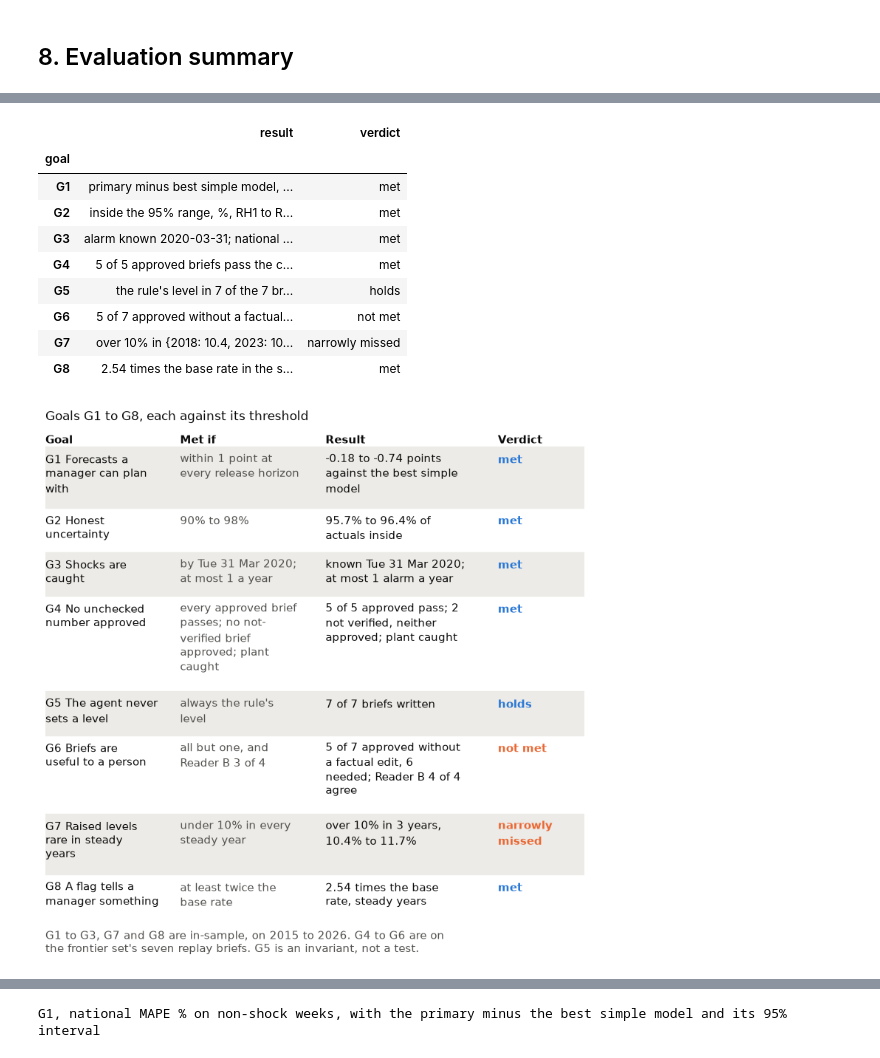
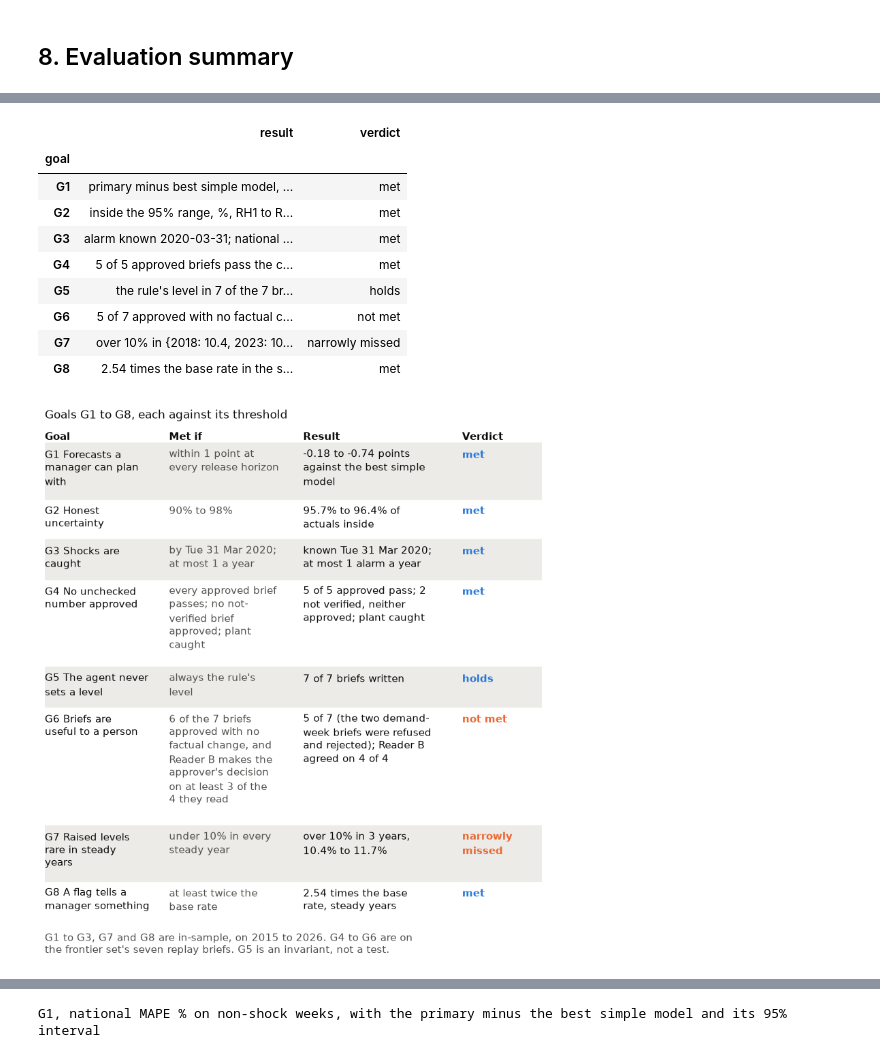
Before and after one commit to PaddyGilliland1/industry-integrated-ai-system-synthesis, a Jupyter notebook: ae_escalation_spot_check.ipynb, the cells around one changed output, grey strips where cells are left out. Saved outputs shown, nothing was run; the diff lists cells and outputs as text; code cells hidden in the pictures.

```diff
--- a/ae_escalation_spot_check.ipynb
+++ b/ae_escalation_spot_check.ipynb
@@ -1399,13 +1398,13 @@ reply in code, after the call, and no retry on either backend went out blind.
 # %%
 def as_shown(text):
-    """A recorded record or note as shown here: the approver by role, not
-    initials, the AI assistant session by that name, and no path to a
-    private review file. The files keep each one as recorded."""
+    """A recorded record or note as shown here: the approver by role, in
+    place of initials or the session the approver worked in, and no path to
+    a private review file. The files keep each one as recorded."""
     for was, now in (
         ("PG ruling", "The approver's ruling"),
         ("PG's", "the approver's"),
         ("By: PG", "By: the approver"),
-        ("the main session", "the AI assistant session"),
+        ("the main session", "the approver"),
     ):
         text = text.replace(was, now)
     start = text.find(" (reviews/")
@@ -1655,19 +1654,23 @@ g6 = ap.g6_verdict(
     queue, built=result.check["total"], reader_b_agreeing=agreeing
 )
 if agreement is None:
-    reader_b = "not yet recorded"
+    reader_b = "pending"
 elif agreement["complete"]:
-    reader_b = f"{agreement['agreeing']} of {len(four)} agree"
+    reader_b = f"agreed on {agreement['agreeing']} of {len(four)}"
 else:
     reader_b = (
-        f"{agreement['agreeing']} of the {agreement['read']} read so far"
+        f"agreed on {agreement['agreeing']} of the {agreement['read']} "
+        "read so far"
     )
+# The briefs G6 does not count, and why, in words from the queue.
+fell_short = ap.g6_short(queue)
 print(
-    f"G6, briefs are useful to a person: "
-    f"{g6['approved_without_factual_edit']} of the {g6['built']} built "
-    "briefs approved by the approver without a factual edit, where all but "
-    f"one, {g6['needed']}, are needed. Reader B's agreement on the four, "
-    f"{', '.join(four)}: {reader_b}. G6 {verdict[g6['met']]}."
+    "G6, briefs are useful to a person: "
+    f"{g6['approved_without_factual_edit']} of the {g6['built']} briefs "
+    f"approved with no factual change, where {g6['needed']} are needed"
+    + (f" ({fell_short})" if fell_short else "")
+    + f". Reader B, on the four briefs the rule picked, {', '.join(four)}: "
+    f"{reader_b}. G6 {verdict[g6['met']]}."
 )
 # %% [output]
 G4, no unchecked number reaches a manager as approved, the frontier set: 5 of 5 approved briefs pass the code check again; 0 of the 2 not verified were approved; the planted figure caught at that figu ...
@@ -2182,7 +2185,7 @@ verdicts = pd.DataFrame(
         (
             "G6",
             f"{g6['approved_without_factual_edit']} of {g6['built']} approved "
-            f"without a factual edit, {g6['needed']} needed; Reader B: "
+            f"with no factual change, {g6['needed']} needed; Reader B "
             f"{reader_b}",
             g6["met"],
         ),
@@ -2210,7 +2213,7 @@ verdicts[["result", "verdict"]]
 | G3 | alarm known 2020-03-31; national ... | met |
 | G4 | 5 of 5 approved briefs pass the c... | met |
 | G5 | the rule's level in 7 of the 7 br... | holds |
-| G6 | 5 of 7 approved without a factual... | not met |
+| G6 | 5 of 7 approved with no factual c... | not met |
 | G7 | over 10% in {2018: 10.4, 2023: 10... | narrowly missed |
 | G8 | 2.54 times the base rate in the s... | met |
 # %%
@@ -2243,9 +2246,9 @@ short = {
     f"pass; {g4['not_verified']} not verified, {nobody} approved; plant "
     f"{'caught' if g4['planted_caught'] else 'not caught'}",
     "G5": f"{g5['level_is_rules']} of {g5['briefs']} briefs written",
-    "G6": f"{g6['approved_without_factual_edit']} of {g6['built']} approved "
-    f"without a factual edit, {g6['needed']} needed; Reader B "
-    f"{'pending' if agreement is None else reader_b}",
+    "G6": f"{g6['approved_without_factual_edit']} of {g6['built']}"
+    + (f" ({fell_short})" if fell_short else "")
+    + f"; Reader B {reader_b}",
     "G7": f"over 10% in {len(over)} years, {min(over.values()):.1f}% to "
     f"{max(over.values()):.1f}%",
     "G8": f"{steady['ratio'][0]:.2f} times the base rate, steady years",
@@ -2257,7 +2260,9 @@ threshold = {
     "G4": "every approved brief passes; no not-verified brief approved; "
     "plant caught",
     "G5": "always the rule's level",
-    "G6": "all but one, and Reader B 3 of 4",
+    "G6": f"{g6['needed']} of the {g6['built']} briefs approved with no "
+    "factual change, and Reader B makes the approver's decision on at "
+    f"least {ap.READER_B_AGREES} of the {len(four)} they read",
     "G7": "under 10% in every steady year",
     "G8": "at least twice the base rate",
 }
@@ -2304,34 +2309,34 @@ for n, (cells, height) in enumerate(zip(wrapped, heights)):
             colour = BLUE if rows[n][k] in good else ORANGE
         ax.text(
             x,
             y,
             "\n".join(cell),
             va="top",
             color=colour,
             weight="bold" if is_verdict else "normal",
             linespacing=1.3,
             fontsize=11,
         )
     y += height * line + 0.6
 ax.set_title(
     "Goals G1 to G8, each against its threshold",
     loc="left",
     color=INK,
     fontsize=12.5,
 )
 fig.text(
     0.02,
     0.02,
     "G1 to G3, G7 and G8 are in-sample, on 2015 to 2026. G4 to G6 are on\n"
     "the frontier set's seven replay briefs. G5 is an invariant, not a test.",
     color=MUTED,
     fontsize=10.5,
     va="top",
 )
 fig.savefig(FIGURES / "fig5_goals_scorecard.png", dpi=150, bbox_inches="tight")
 plt.show()
 # %% [output]
-[figure, old version]
+[figure, new version]
 # %% [markdown]
 *Figure 5. Goals G1 to G8, each against its threshold.*
 
```
Also changed, not shown: parts of 14 cells of this notebook, 7 other files.
